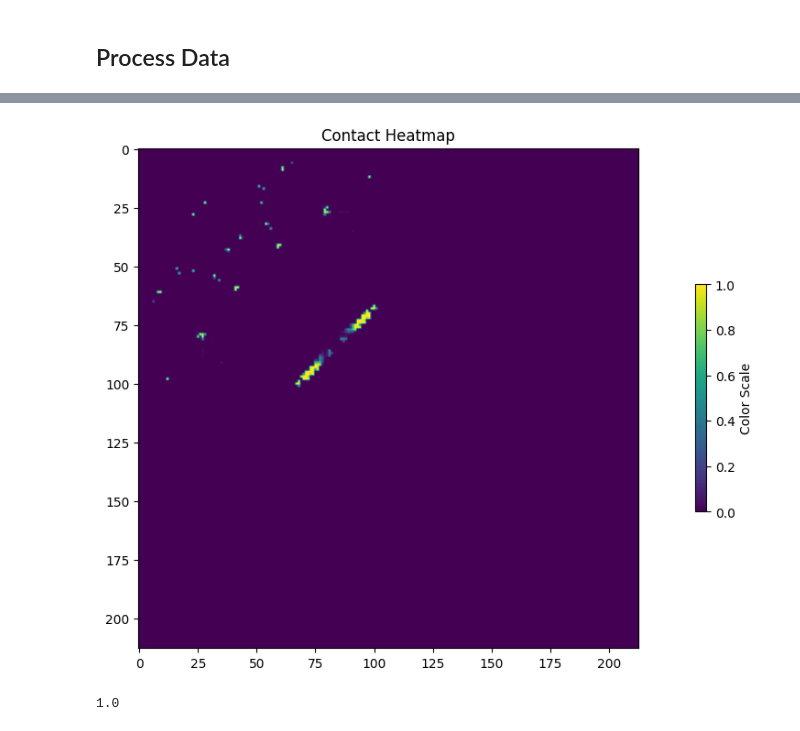
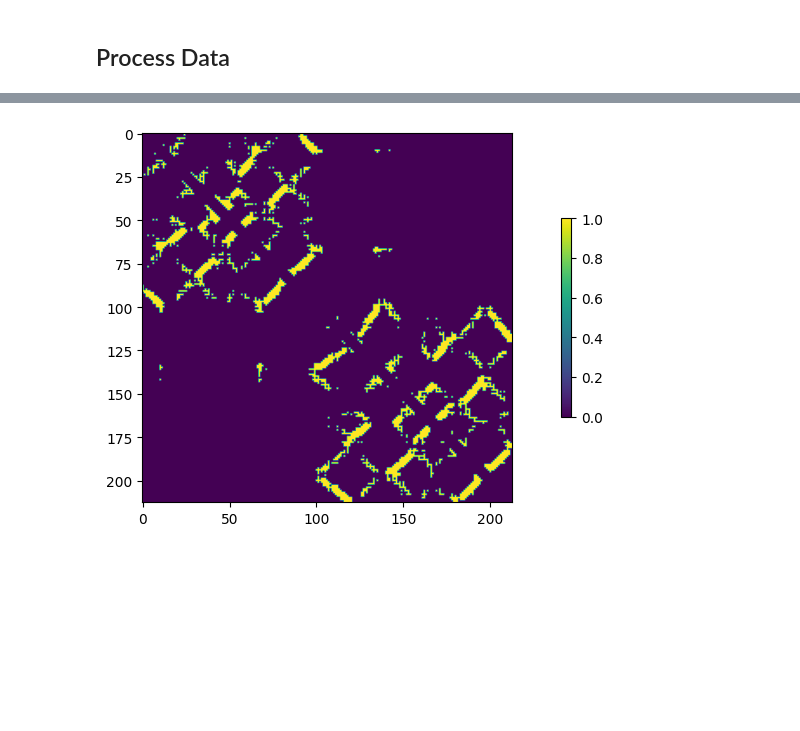
Before and after one commit to Vincent-La/cmsc702-protein-lm, a Jupyter notebook: notebooks/scoring_correlation.ipynb, the cells around one changed output, grey strips where cells are left out. Cells and saved outputs as stored; diff of their text form; code cells hidden in the pictures; blank space fills up the shorter version.

```diff
--- a/notebooks/scoring_correlation.ipynb
+++ b/notebooks/scoring_correlation.ipynb
@@ -169,4 +179,4 @@ heatmap_creator(plmdca_df)
 # %%
-d=heatmap_creator([real_contacts_df, esm_dfs[0]])
+d=heatmap_creator(real_contacts_df)
 # %% [output]
-[figure, old version]
+[figure, new version]
@@ -175,4 +182,0 @@ a=comparer([top_L_mf, top_L_plm])
-# %%
-a.sum(axis=1).sum(axis=0) / (L * 2)
-# %% [output]
-1.0
```
Also changed, not shown: parts of 20 cells of this notebook, 1 other file.
